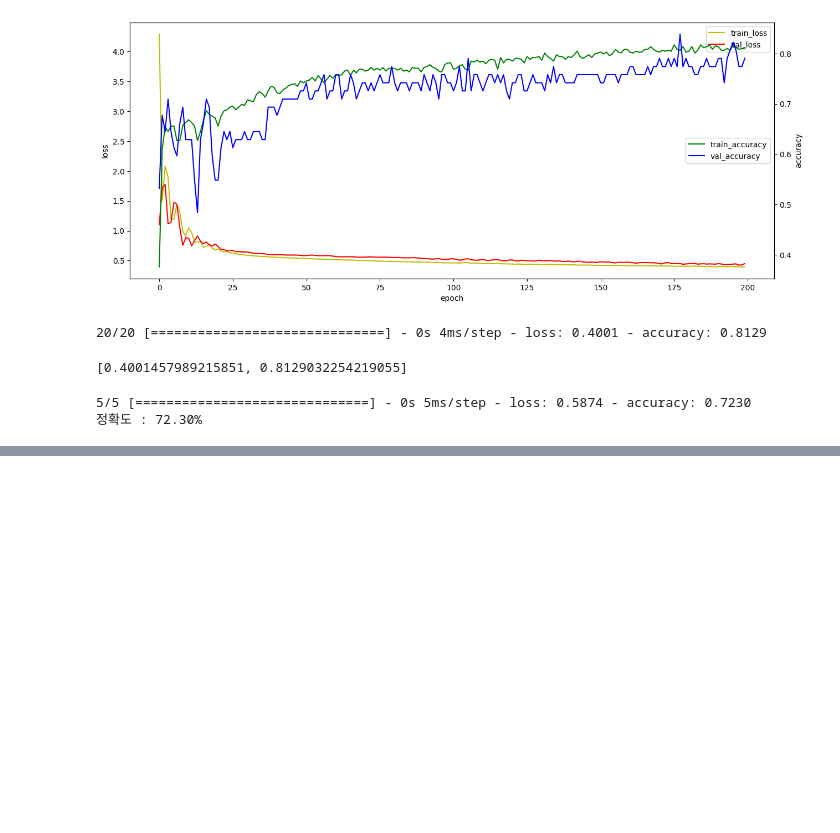
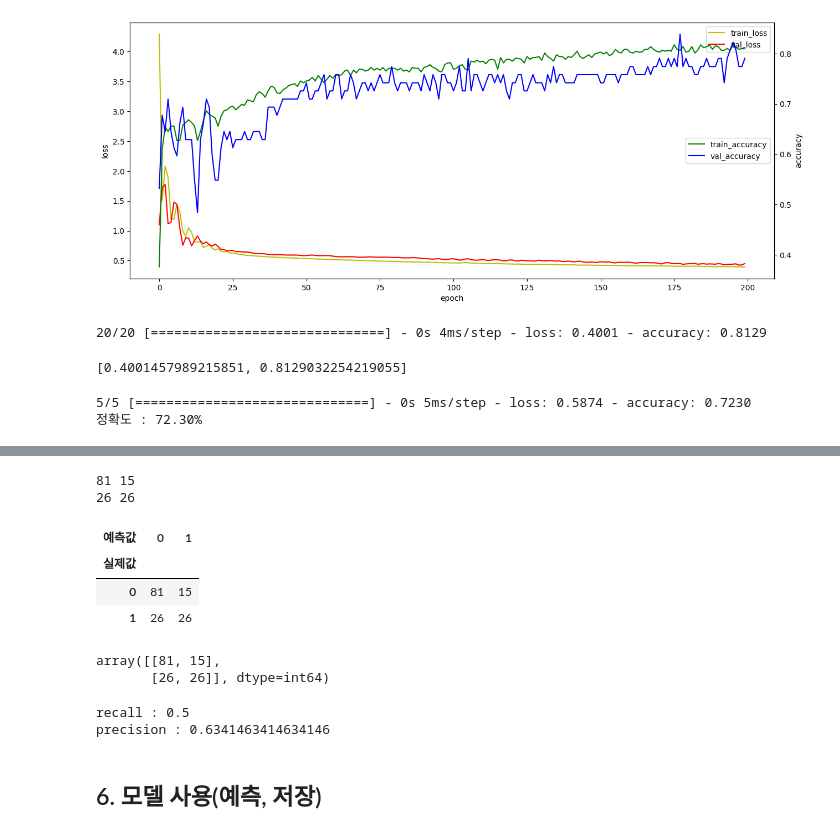
Before and after one commit to 4aix/ai, a Jupyter notebook: source/05_DeepLearning/05_피마인디언당뇨병발병예측(로지스틱회귀,분류).ipynb, the cells around one changed output, grey strips where cells are left out. Saved outputs shown, nothing was run; the diff lists cells and outputs as text; code cells hidden in the pictures; blank space fills up the shorter version.

```diff
--- a/source/05_DeepLearning/05_피마인디언당뇨병발병예측(로지스틱회귀,분류).ipynb
+++ b/source/05_DeepLearning/05_피마인디언당뇨병발병예측(로지스틱회귀,분류).ipynb
@@ -199,3 +199,8 @@ print(f'정확도 : {accuracy*100:.2f}%')
 # %% [output]
 5/5 [==============================] - 0s 5ms/step - loss: 0.5874 - accuracy: 0.7230
 정확도 : 72.30%
+# %%
+# 교차표(혼동행렬, 성능평가지표)
+y_hat = (model.predict(X_test)>0.5).astype(int)
+# y_test : 1차원
+# y_hat : 2차원
@@ -201,0 +209,47 @@ print(f'정확도 : {accuracy*100:.2f}%')
+# %%
+TN=0; FP=0; FN=0; TP=0
+for y, h in zip(y_test, y_hat.reshape(-1)):
+    # print(y, h)
+    if y==0 and h==0:
+        TN += 1
+    elif y==0 and h==1:
+        FP += 1
+    elif y==1 and h==0:
+        FN += 1
+    else:
+        TP += 1
+print(TN, FP)
+print(FN, TP)
+# %% [output]
+81 15
+26 26
+# %%
+ctab = pd.crosstab(y_test.astype(int), # 실제값
+           y_hat.reshape(-1)) # 예측값
+ctab.index.name = '실제값'
+ctab.columns.name = '예측값'
+pd.crosstab(y_test.astype(int),
+           y_hat.reshape(-1),
+           rownames=['실제값'],
+           colnames=['예측값']) # 결과가 데이터프레임인 교차표
+# %% [output]
+| 예측값 | 0 | 1 |
+| 실제값 |  |  |
+| 0 | 81 | 15 |
+| 1 | 26 | 26 |
+# %%
+from sklearn.metrics import confusion_matrix
+confusion_matrix(y_test, y_hat) # 결과가 numpy배열인 혼동행렬
+# %% [output]
+array([[81, 15],
+       [26, 26]], dtype=int64)
+# %%
+precision = 26 / (15+26)
+recall = 26 / (26+26)
+print('recall :',recall)
+print('precision :', precision)
+# %% [output]
+recall : 0.5
+precision : 0.6341463414634146
+# %% [markdown]
+## 6. 모델 사용(예측, 저장)
```
Also changed, not shown: parts of 7 cells of this notebook, 3 other files.
